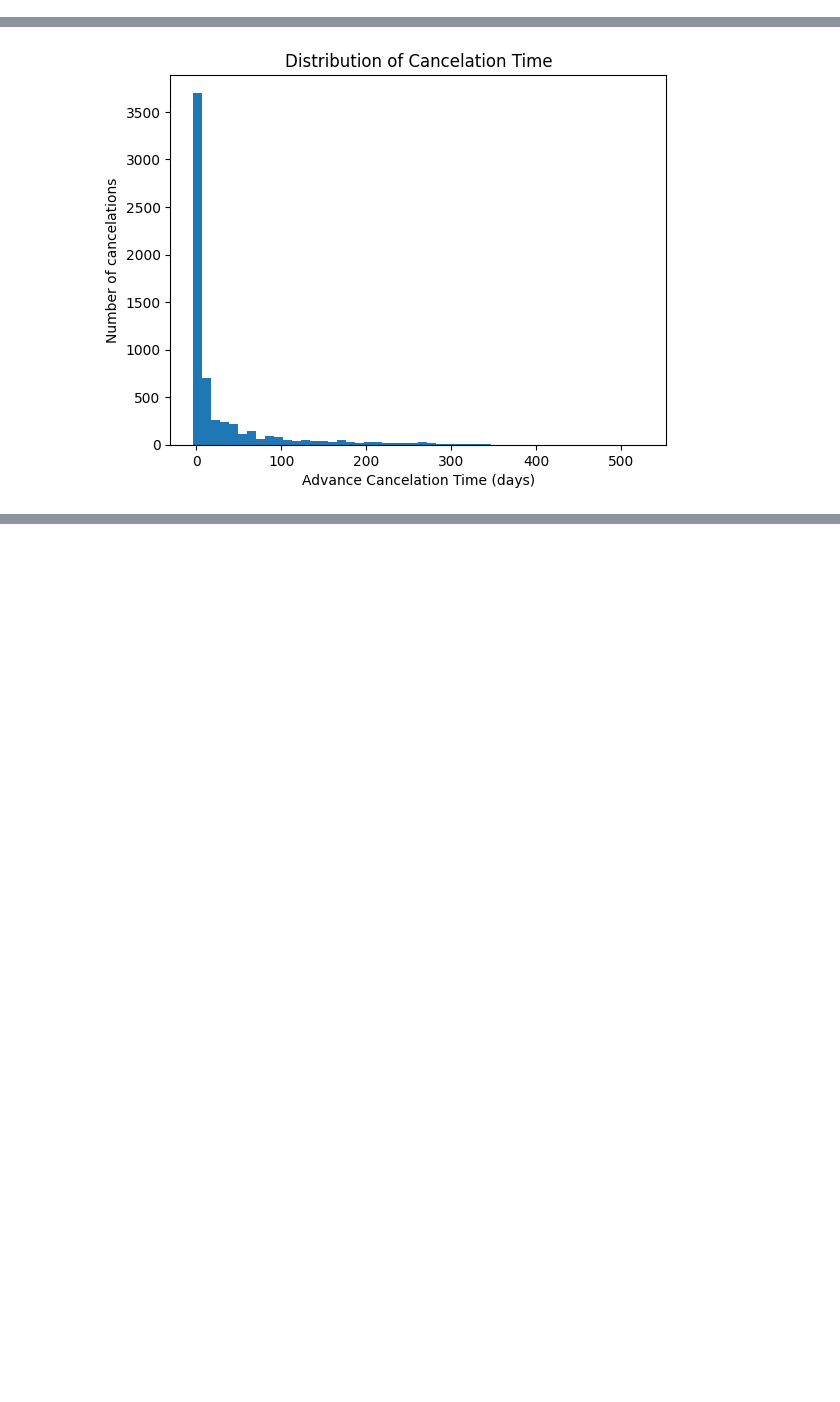
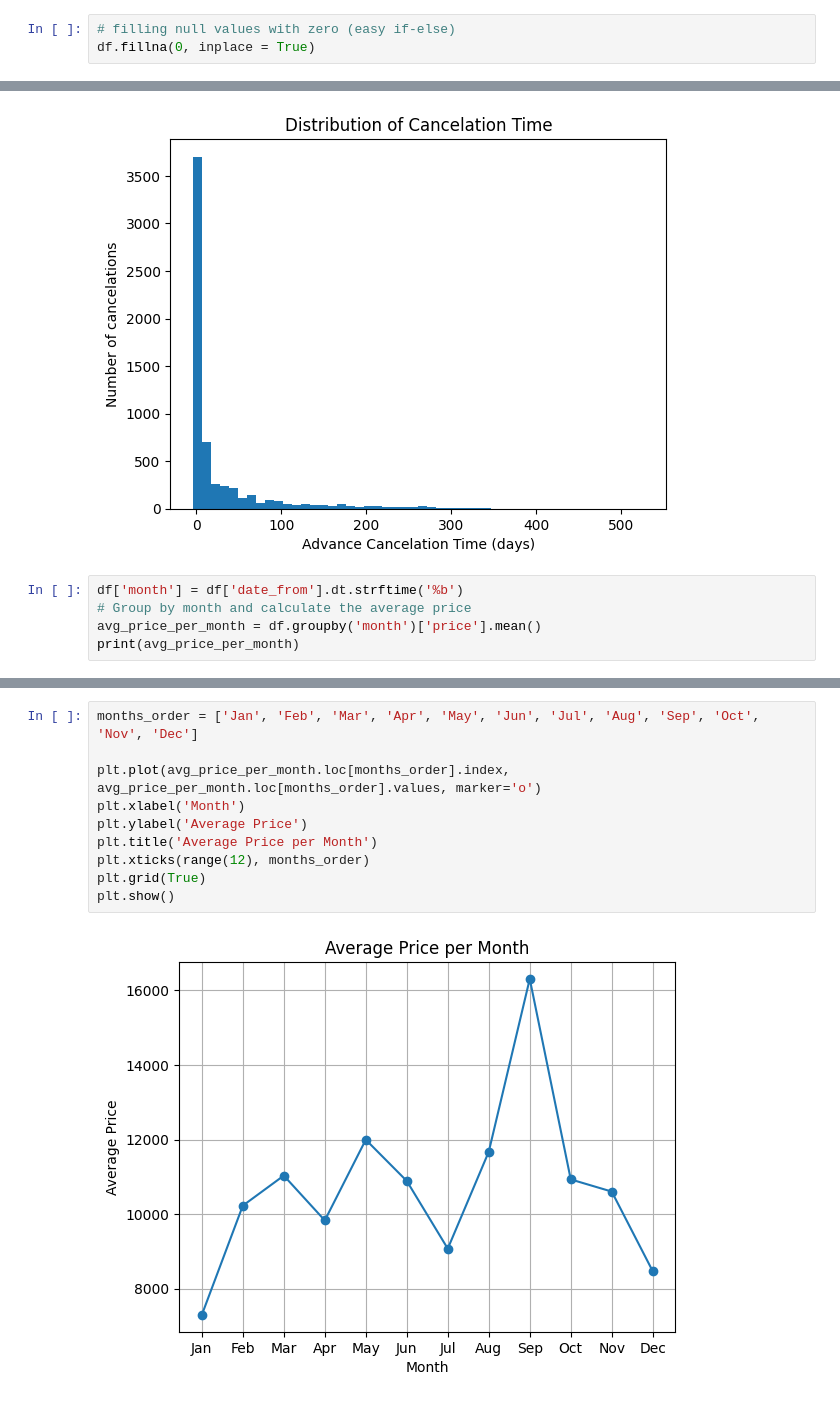
Before and after one commit to usernamenenad/Lumen, a Jupyter notebook: rijeka_exp.ipynb, the cells around one changed output, grey strips where cells are left out. Drawn from its saved outputs; the diff is of its cells as text; blank space fills up the shorter version.

Commit message:
avg price

```diff
--- a/rijeka_exp.ipynb
+++ b/rijeka_exp.ipynb
@@ -50,3 +71,6 @@ df.describe()
+# %%
+# filling null values with zero (easy if-else)
+df.fillna(0, inplace = True)
 # %%
 print("Number of res_ids:", df['reservation_id'].nunique())
 print("Number of gost_ids:", df['guest_id'].nunique())
@@ -219,3 +245,8 @@ plt.title('Distribution of Cancelation Time')
 plt.show()
 # %% [output]
 [figure]
+# %%
+df['month'] = df['date_from'].dt.strftime('%b')
+# Group by month and calculate the average price
+avg_price_per_month = df.groupby('month')['price'].mean()
+print(avg_price_per_month)
@@ -221,0 +268,12 @@ plt.show()
+# %%
+months_order = ['Jan', 'Feb', 'Mar', 'Apr', 'May', 'Jun', 'Jul', 'Aug', 'Sep', 'Oct', 'Nov', 'Dec']
+
+plt.plot(avg_price_per_month.loc[months_order].index, avg_price_per_month.loc[months_order].values, marker='o')
+plt.xlabel('Month')
+plt.ylabel('Average Price')
+plt.title('Average Price per Month')
+plt.xticks(range(12), months_order)
+plt.grid(True)
+plt.show()
+# %% [output]
+[figure, added]
```
Also changed, not shown: parts of 4 cells of this notebook.
